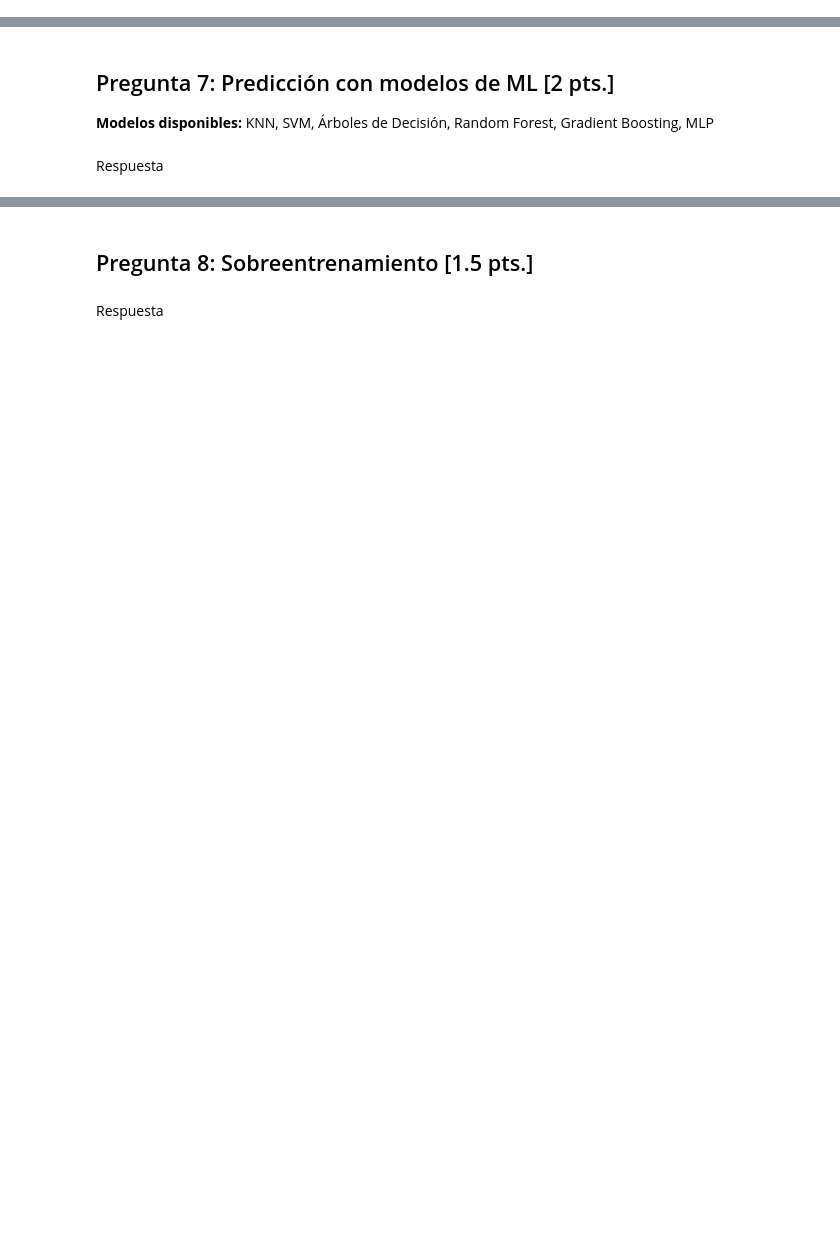
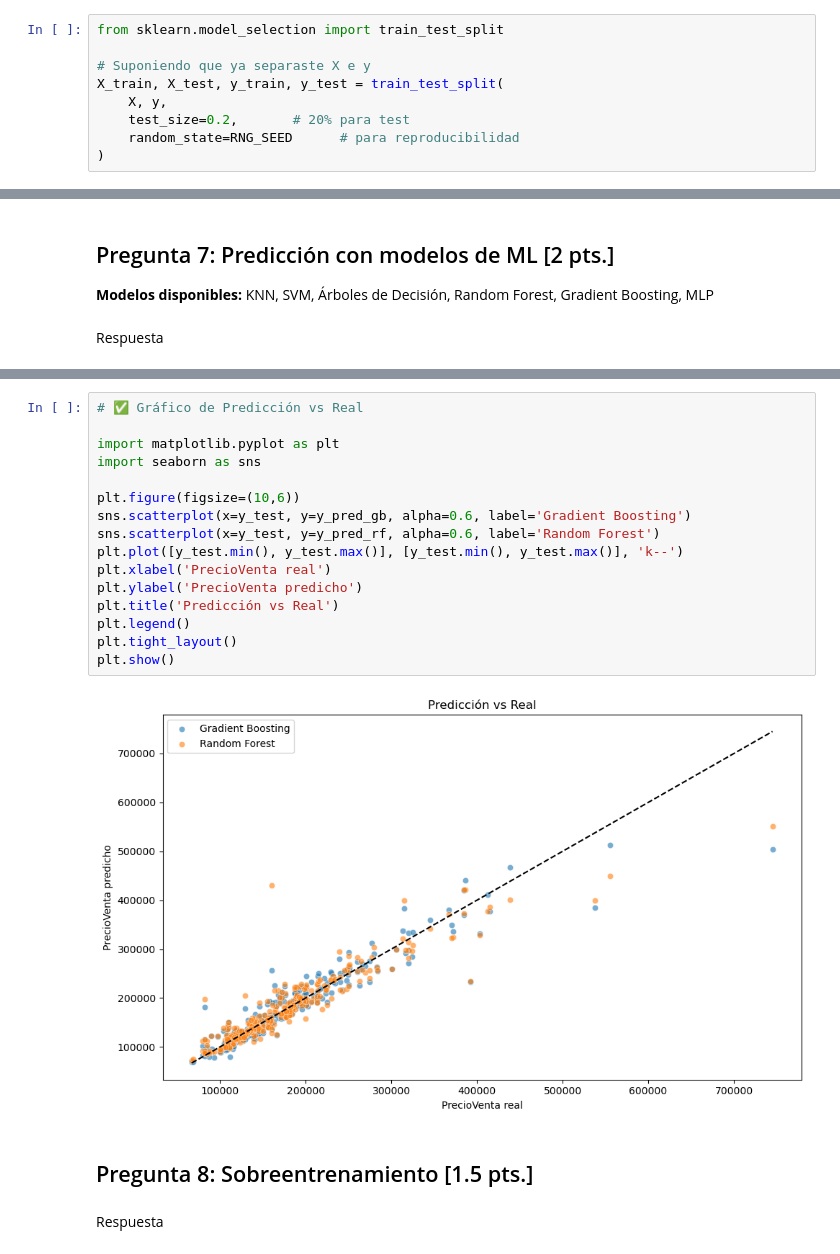
Before and after one commit to fperezcanales/house-prices-advanced-regression-techniques, a Jupyter notebook: Base Evaluación Práctica 1.ipynb, the cells around one changed output, grey strips where cells are left out. Drawn from its saved outputs; the diff is of its cells as text; blank space fills up the shorter version.

```diff
--- a/Base Evaluación Práctica 1.ipynb
+++ b/Base Evaluación Práctica 1.ipynb
@@ -753,0 +772,9 @@ Respuesta
+# %%
+from sklearn.model_selection import train_test_split
+
+# Suponiendo que ya separaste X e y
+X_train, X_test, y_train, y_test = train_test_split(
+    X, y,
+    test_size=0.2,       # 20% para test
+    random_state=RNG_SEED      # para reproducibilidad
+)
@@ -762,3 +836,21 @@ Respuesta
+# %%
+# ✅ Gráfico de Predicción vs Real
+
+import matplotlib.pyplot as plt
+import seaborn as sns
+
+plt.figure(figsize=(10,6))
+sns.scatterplot(x=y_test, y=y_pred_gb, alpha=0.6, label='Gradient Boosting')
+sns.scatterplot(x=y_test, y=y_pred_rf, alpha=0.6, label='Random Forest')
+plt.plot([y_test.min(), y_test.max()], [y_test.min(), y_test.max()], 'k--')
+plt.xlabel('PrecioVenta real')
+plt.ylabel('PrecioVenta predicho')
+plt.title('Predicción vs Real')
+plt.legend()
+plt.tight_layout()
+plt.show()
+# %% [output]
+[figure, added]
 # %% [markdown]
 ## Pregunta 8: Sobreentrenamiento [1.5 pts.]
 # %% [markdown]
```
Also changed, not shown: parts of 9 cells of this notebook.
